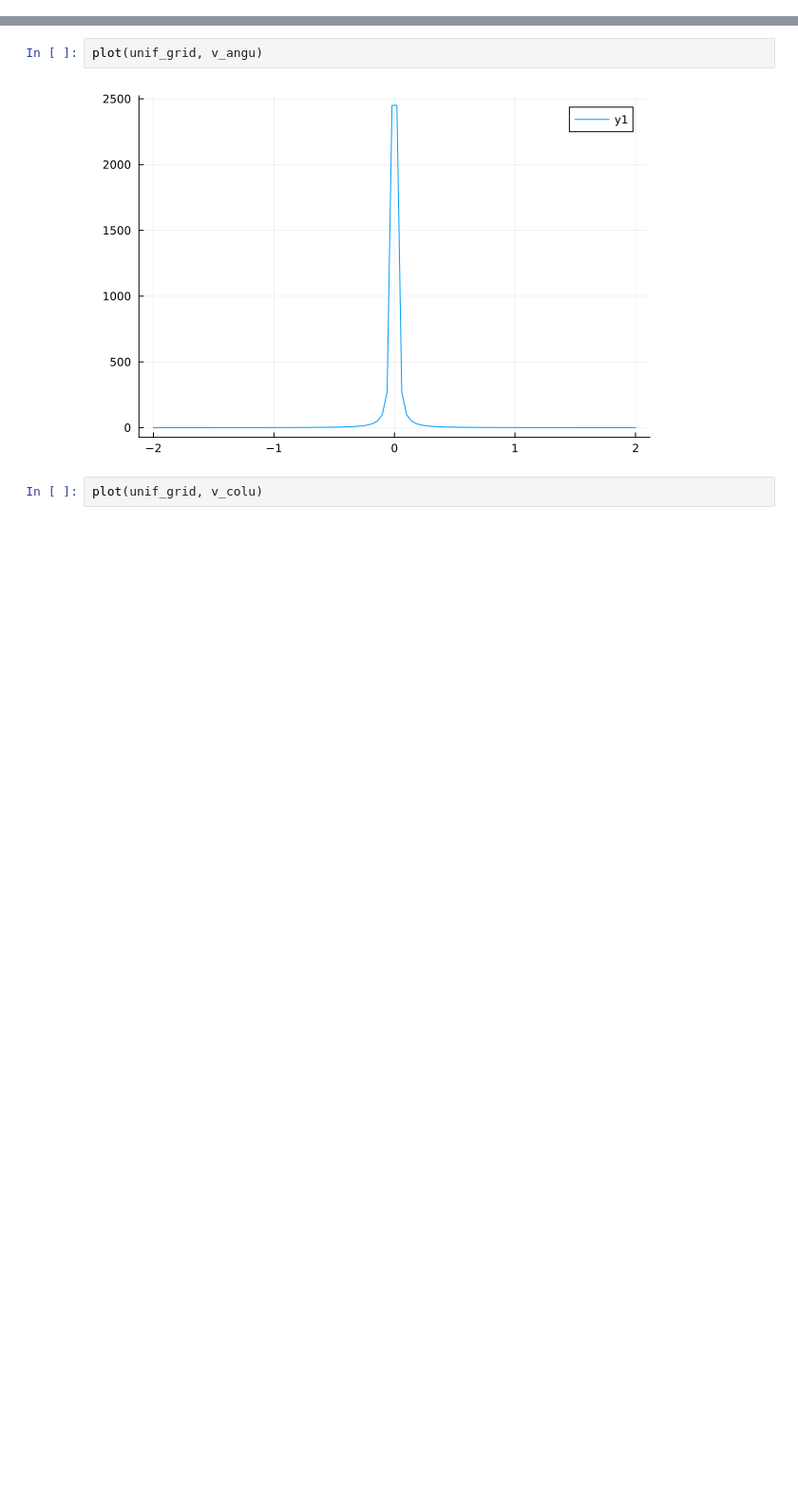
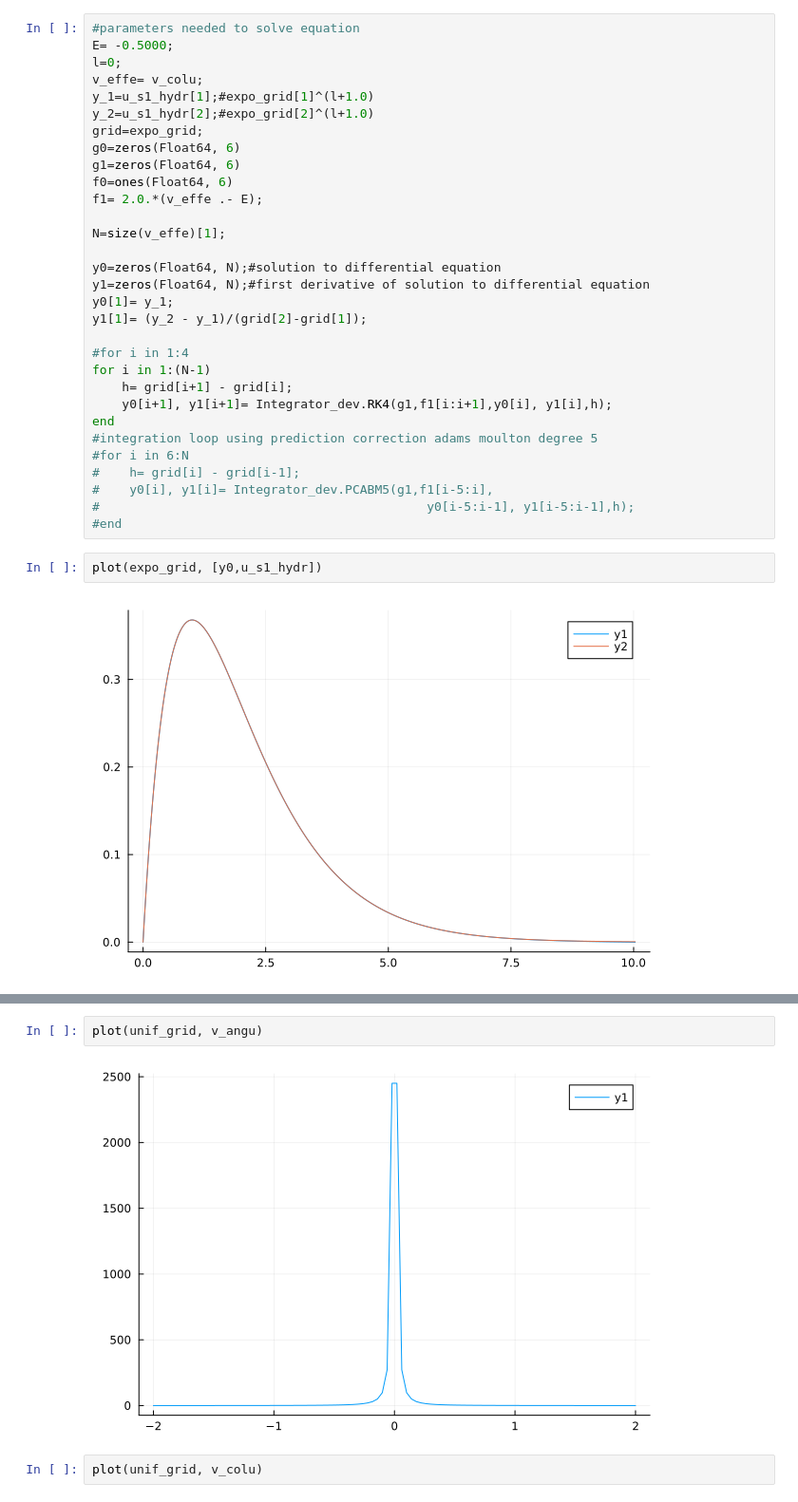
Before and after one commit to zeledon14/neutral_atom_solver, a Jupyter notebook: dev.ipynb, the cells around one changed output, grey strips where cells are left out. Shown at 95% size. Cells and saved outputs as stored; diff of their text form; blank space fills up the shorter version.

```diff
--- a/dev.ipynb
+++ b/dev.ipynb
@@ -24,0 +88,35 @@ v_harm= Potentials.harmoic_oscilator_potential(w, m, unif_grid);
+# %%
+#parameters needed to solve equation
+E= -0.5000;
+l=0;
+v_effe= v_colu;
+y_1=u_s1_hydr[1];#expo_grid[1]^(l+1.0)
+y_2=u_s1_hydr[2];#expo_grid[2]^(l+1.0)
+grid=expo_grid;
+g0=zeros(Float64, 6)
+g1=zeros(Float64, 6)
+f0=ones(Float64, 6)
+f1= 2.0.*(v_effe .- E);
+
+N=size(v_effe)[1];
+
+y0=zeros(Float64, N);#solution to differential equation
+y1=zeros(Float64, N);#first derivative of solution to differential equation
+y0[1]= y_1;
+y1[1]= (y_2 - y_1)/(grid[2]-grid[1]);
+
+#for i in 1:4
+for i in 1:(N-1)
+    h= grid[i+1] - grid[i];
+    y0[i+1], y1[i+1]= Integrator_dev.RK4(g1,f1[i:i+1],y0[i], y1[i],h);
+end
+#integration loop using prediction correction adams moulton degree 5
+#for i in 6:N
+#    h= grid[i] - grid[i-1];
+#    y0[i], y1[i]= Integrator_dev.PCABM5(g1,f1[i-5:i],
+#                                            y0[i-5:i-1], y1[i-5:i-1],h);
+#end
+# %%
+plot(expo_grid, [y0,u_s1_hydr])
+# %% [output]
+[figure, added]
```
Also changed, not shown: parts of 14 cells of this notebook, 10 other files.
